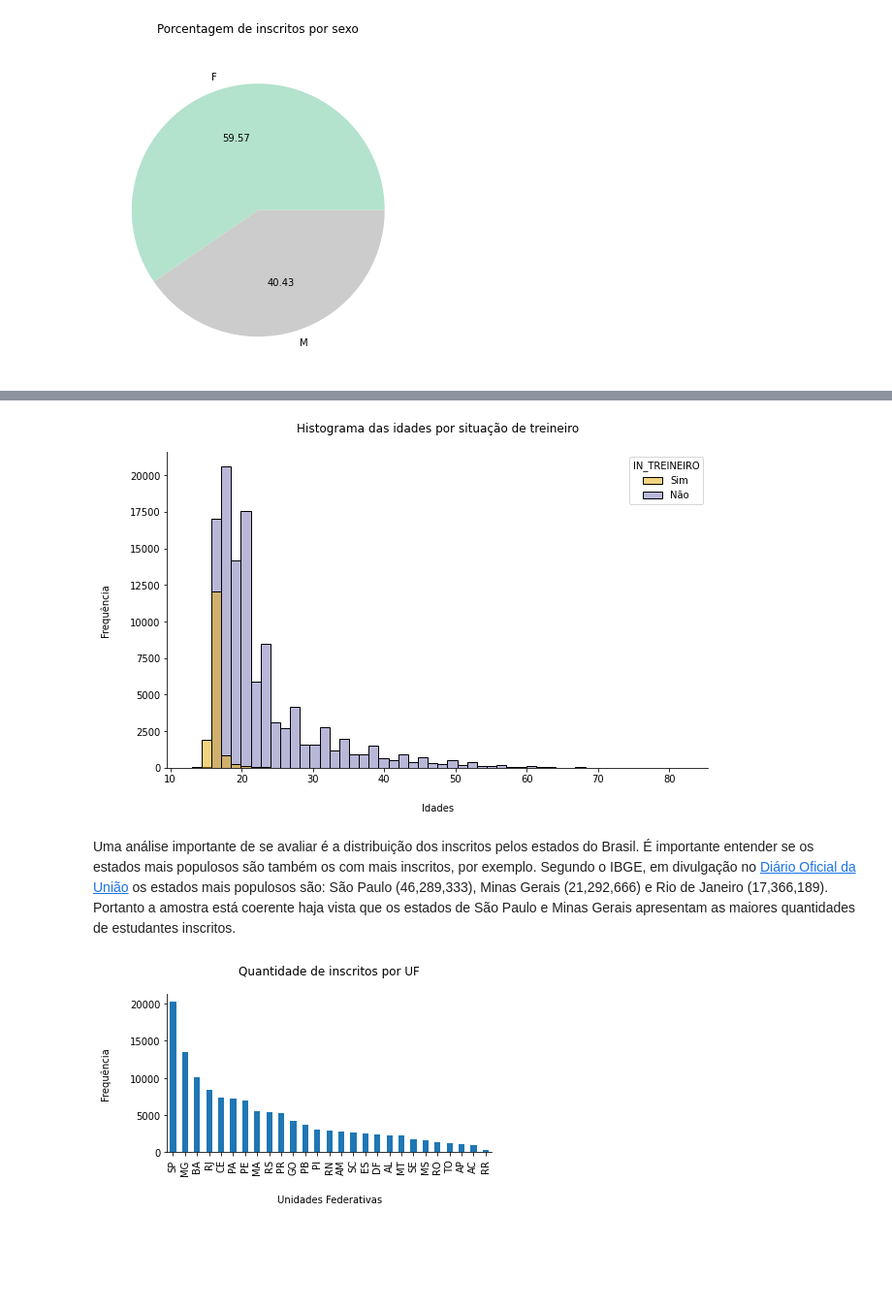
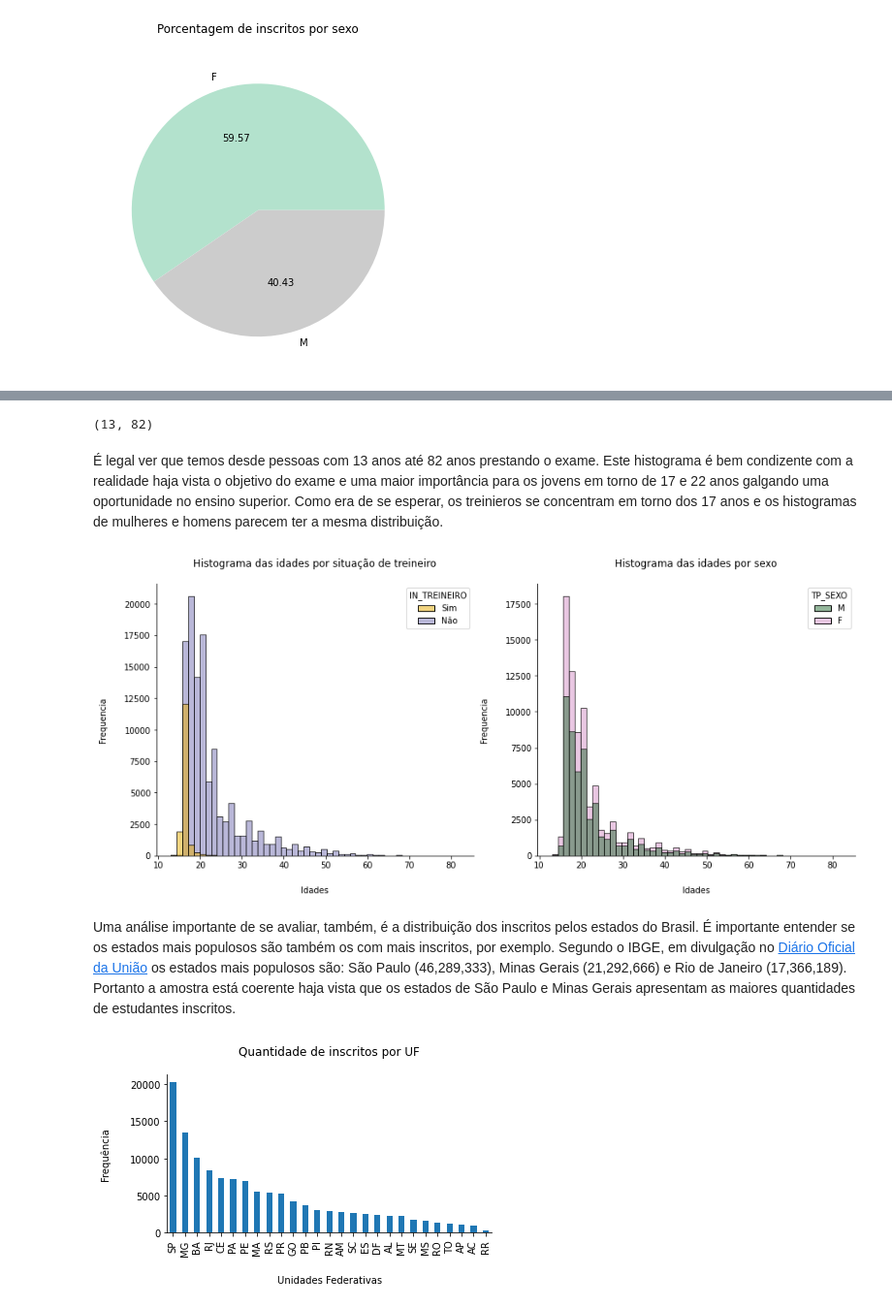
Before and after one commit to vinismachadoo/alura-imersao-dados-2, a Jupyter notebook: microdados_enem_2019.ipynb, the cells around one changed output, grey strips where cells are left out. Shown at 97% size. Cells and saved outputs as stored; diff of their text form; code cells hidden in the pictures; blank space fills up the shorter version.

```diff
--- a/microdados_enem_2019.ipynb
+++ b/microdados_enem_2019.ipynb
@@ -154,15 +136,29 @@ plt.show()
+# %%
+enem['NU_IDADE'].min(), enem['NU_IDADE'].max()
+# %% [output]
+(13, 82)
+# %% [markdown]
+É legal ver que temos desde pessoas com 13 anos até 82 anos prestando o exame. Este histograma é bem condizente com a realidade haja vista o objetivo do exame e uma maior importância para os jovens em torno de 17 e 22 anos galgando uma oportunidade no ensino superior. Como era de se esperar, os treinieros se concentram em torno dos 17 anos e os histogramas de mulheres e homens parecem ter a mesma distribuição.
 # %%
-fig, ax = plt.subplots(figsize=(10,6))
-sns.histplot(data=enem, x='NU_IDADE', hue='IN_TREINEIRO', bins=50, ax=ax, palette='Dark2_r')
-plt.title('Histograma das idades por situação de treineiro', pad=20, fontsize=12, color='black')
+fig, (ax1,ax2) = plt.subplots(1,2,figsize=(15,6))
+
+sns.histplot(data=enem, x='NU_IDADE', hue='IN_TREINEIRO', bins=50, ax=ax1, palette='Dark2_r')
+sns.histplot(data=enem, x='NU_IDADE', hue='TP_SEXO', bins=50, ax=ax2, palette='cubehelix')
 sns.despine()
-plt.xlabel('Idades', labelpad=20)
-plt.ylabel('Frequência', labelpad=20)
+ax1.set_title('Histograma das idades por situação de treineiro', pad=20, fontsize=12, color='black')
+ax1.set_xlabel('Idades', labelpad=20)
+ax1.set_ylabel('Frequencia', labelpad=20)
+ax2.set_title('Histograma das idades por sexo', pad=20, fontsize=12, color='black')
+ax2.set_xlabel('Idades', labelpad=20)
+ax2.set_ylabel('Frequencia', labelpad=20)
+
 plt.show()
 # %% [output]
-[figure, old version]
+[figure, new version]
 # %% [markdown]
-Uma análise importante de se avaliar é a distribuição dos inscritos pelos estados do Brasil. É importante entender se os estados mais populosos são também os com mais inscritos, por exemplo. Segundo o IBGE, em divulgação no [Diário Oficial da União](https://www.in.gov.br/web/dou/-/portaria-n-pr-254-de-25-de-agosto-de-2020-274382852) os estados mais populosos são: São Paulo (46,289,333), Minas Gerais (21,292,666) e Rio de Janeiro (17,366,189). Portanto a amostra está coerente haja vista que os estados de São Paulo e Minas Gerais apresentam as maiores quantidades de estudantes inscritos.
+
+
+Uma análise importante de se avaliar, também, é a distribuição dos inscritos pelos estados do Brasil. É importante entender se os estados mais populosos são também os com mais inscritos, por exemplo. Segundo o IBGE, em divulgação no [Diário Oficial da União](https://www.in.gov.br/web/dou/-/portaria-n-pr-254-de-25-de-agosto-de-2020-274382852) os estados mais populosos são: São Paulo (46,289,333), Minas Gerais (21,292,666) e Rio de Janeiro (17,366,189). Portanto a amostra está coerente haja vista que os estados de São Paulo e Minas Gerais apresentam as maiores quantidades de estudantes inscritos.
 # %%
 fig, ax = plt.subplots(figsize=(6,3))
 enem['SG_UF_RESIDENCIA'].value_counts().plot(kind='bar')
```
Also changed, not shown: parts of 47 cells of this notebook.
